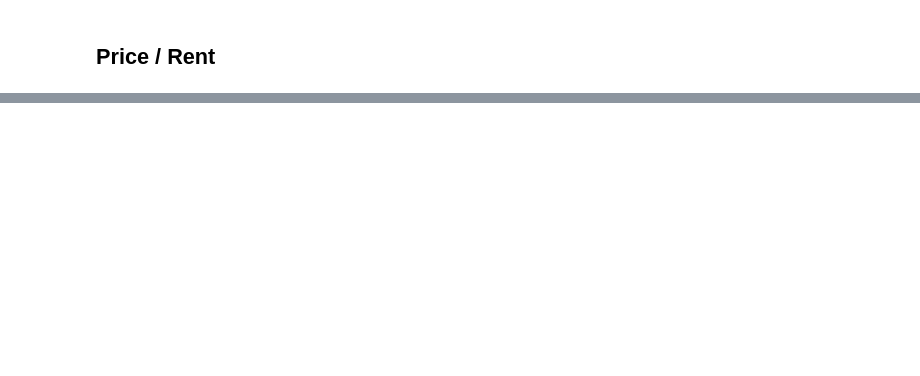
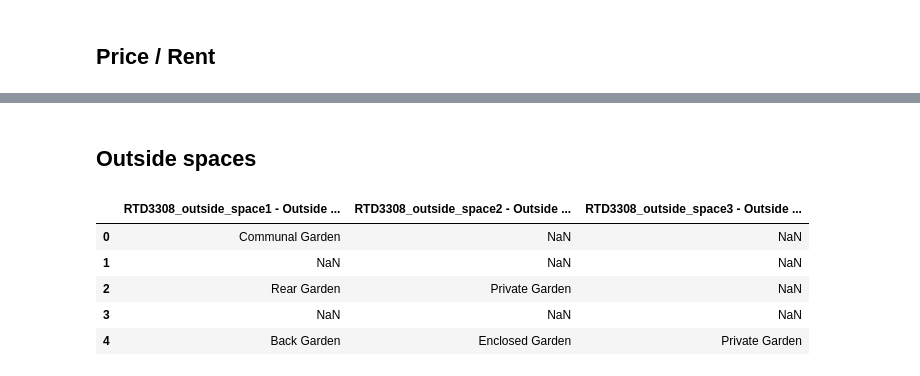
Before and after one commit to luowx0905/Individual-Project, a Jupyter notebook: sell property/read_dataset/read_property_data.ipynb, the cells around one changed output, grey strips where cells are left out. Saved outputs shown, nothing was run; the diff lists cells and outputs as text; code cells hidden in the pictures; blank space fills up the shorter version.

```diff
--- a/sell property/read_dataset/read_property_data.ipynb
+++ b/sell property/read_dataset/read_property_data.ipynb
@@ -147,0 +252,13 @@ Offers In Excess Of
+# %% [markdown]
+## Outside spaces
+# %%
+outside = list(filter(lambda s: "outside_space" in s, data.columns))
+outside = data[outside]
+outside.head()
+# %% [output]
+|  | RTD3308_outside_space1 - Outside ... | RTD3308_outside_space2 - Outside ... | RTD3308_outside_space3 - Outside ... |
+| 0 | Communal Garden | NaN | NaN |
+| 1 | NaN | NaN | NaN |
+| 2 | Rear Garden | Private Garden | NaN |
+| 3 | NaN | NaN | NaN |
+| 4 | Back Garden | Enclosed Garden | Private Garden |
```
Also changed, not shown: parts of 20 cells of this notebook, 3 other files.
